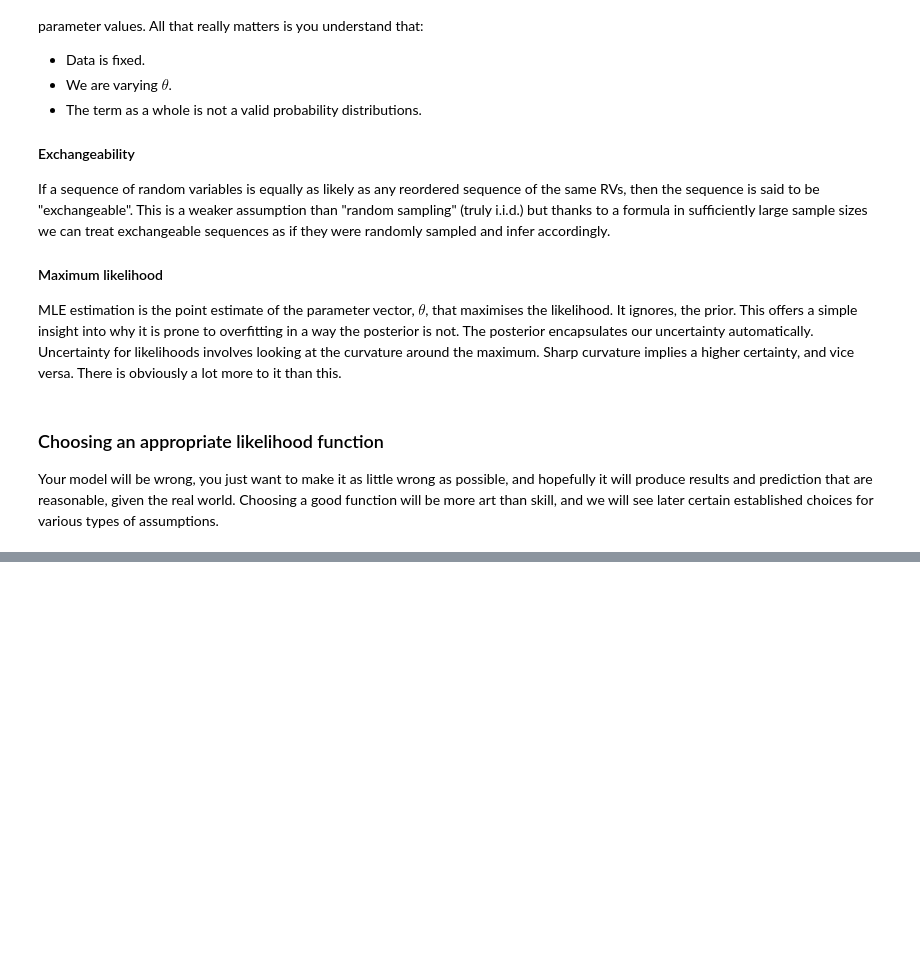
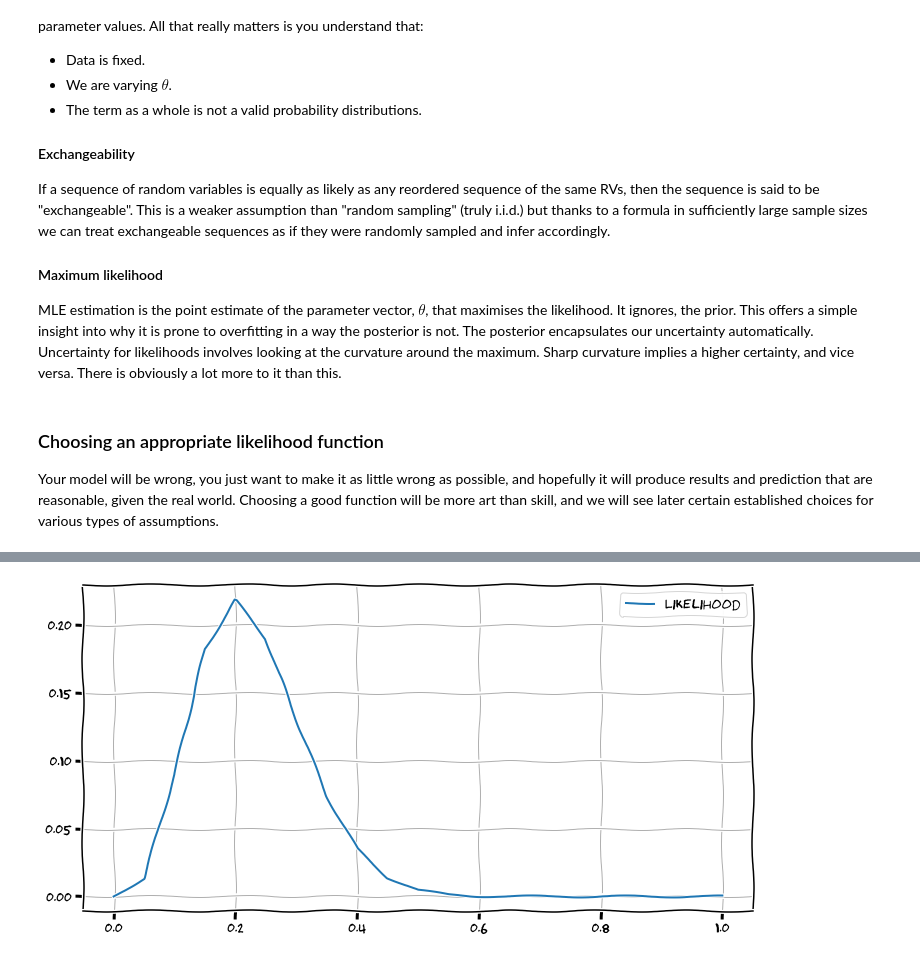
Before and after one commit to cjjob/sgbs_extra, a Jupyter notebook: notebooks/sect2_bayes_formula.ipynb, the cells around one changed output, grey strips where cells are left out. Drawn from its saved outputs; the diff is of its cells as text; code cells hidden in the pictures; blank space fills up the shorter version.

```diff
--- a/notebooks/sect2_bayes_formula.ipynb
+++ b/notebooks/sect2_bayes_formula.ipynb
@@ -135,0 +192,16 @@ Your model will be wrong, you just want to make it as little wrong as possible,
+# %%
+ll = scipy.special.binom(20, 4) * theta**4 * (1-theta)**16
+
+# Set up subplot objects
+fig, ax = plt.subplots(figsize=(12, 6))
+
+# Plot data
+ax.plot(theta, ll, label='Likelihood')
+
+# Extras
+ax.grid(True, linewidth=1)
+ax.legend(fontsize=14)
+
+plt.show()
+# %% [output]
+[figure, added]
```
Also changed, not shown: parts of 15 cells of this notebook, 1 other file.
